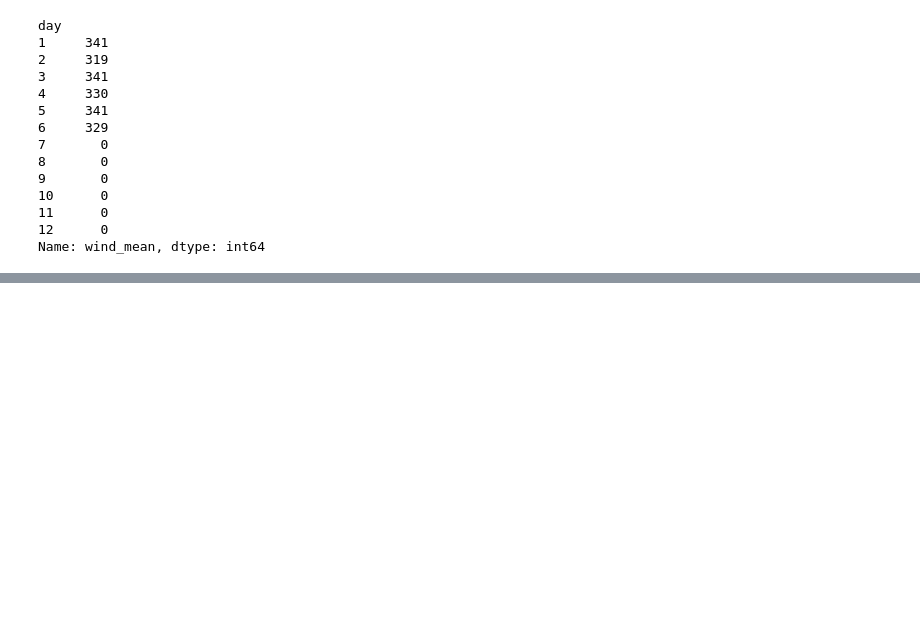
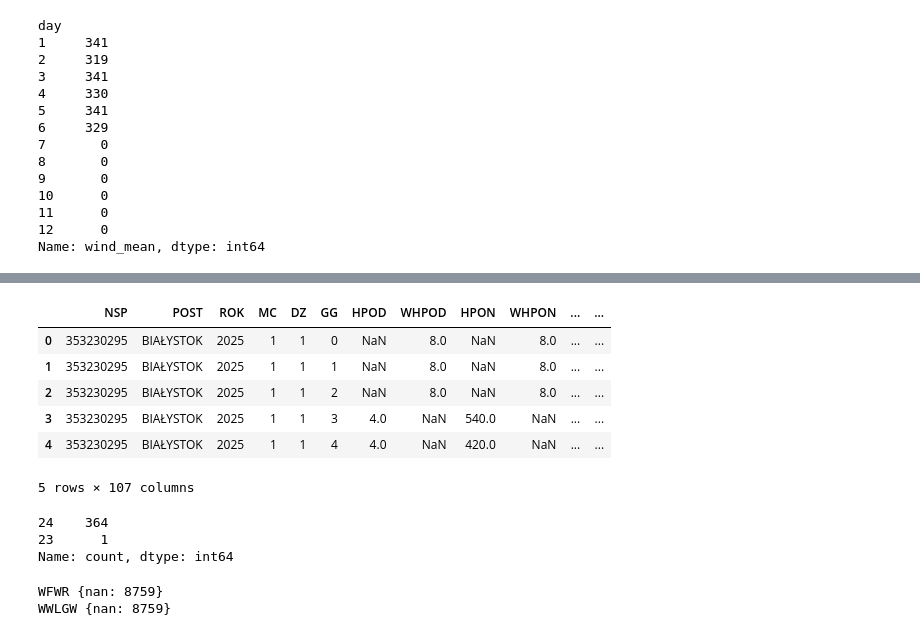
Before and after one commit to KardaszS/poland-air-quality, a Jupyter notebook: notebooks/01_exploration.ipynb, the cells around one changed output, grey strips where cells are left out. Cells and saved outputs as stored; diff of their text form; code cells hidden in the pictures; blank space fills up the shorter version.

```diff
--- a/notebooks/01_exploration.ipynb
+++ b/notebooks/01_exploration.ipynb
@@ -808,0 +824,26 @@ Name: wind_mean, dtype: int64
+# %%
+s_t_names = read_format('../data/raw/imgw/s_t_format.txt')
+
+s_t.columns = s_t_names
+s_t.head()
+# %% [output]
+|  | NSP | POST | ROK | MC | DZ | GG | HPOD | WHPOD | HPON | WHPON | ... | ... |
+| 0 | 353230295 | BIAŁYSTOK | 2025 | 1 | 1 | 0 | NaN | 8.0 | NaN | 8.0 | ... | ... |
+| 1 | 353230295 | BIAŁYSTOK | 2025 | 1 | 1 | 1 | NaN | 8.0 | NaN | 8.0 | ... | ... |
+| 2 | 353230295 | BIAŁYSTOK | 2025 | 1 | 1 | 2 | NaN | 8.0 | NaN | 8.0 | ... | ... |
+| 3 | 353230295 | BIAŁYSTOK | 2025 | 1 | 1 | 3 | 4.0 | NaN | 540.0 | NaN | ... | ... |
+| 4 | 353230295 | BIAŁYSTOK | 2025 | 1 | 1 | 4 | 4.0 | NaN | 420.0 | NaN | ... | ... |
+5 rows × 107 columns
+# %%
+hours_per_day = s_t.groupby(["MC", "DZ"]).size()
+print(hours_per_day.value_counts())
+# %% [output]
+24    364
+23      1
+Name: count, dtype: int64
+# %%
+for col in ["WFWR", "WWLGW"]:
+    print(col, s_t[col].value_counts(dropna=False).to_dict())
+# %% [output]
+WFWR {nan: 8759}
+WWLGW {nan: 8759}
```
Also changed, not shown: parts of 6 cells of this notebook, 1 other file.
